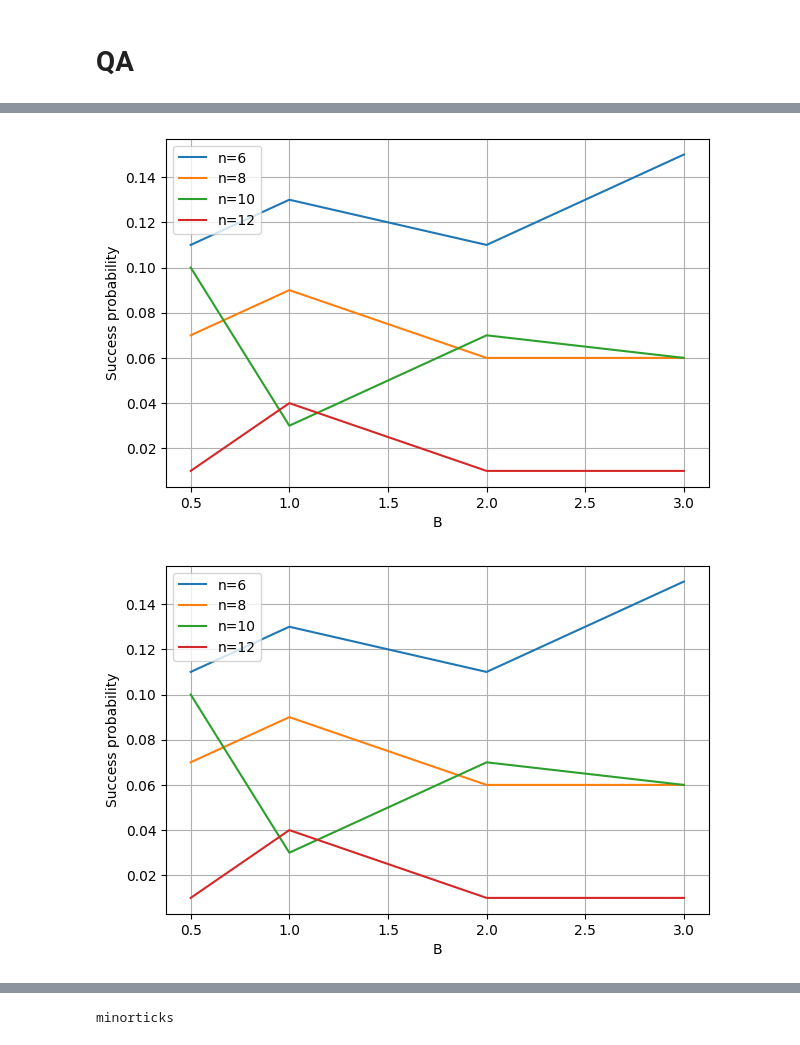
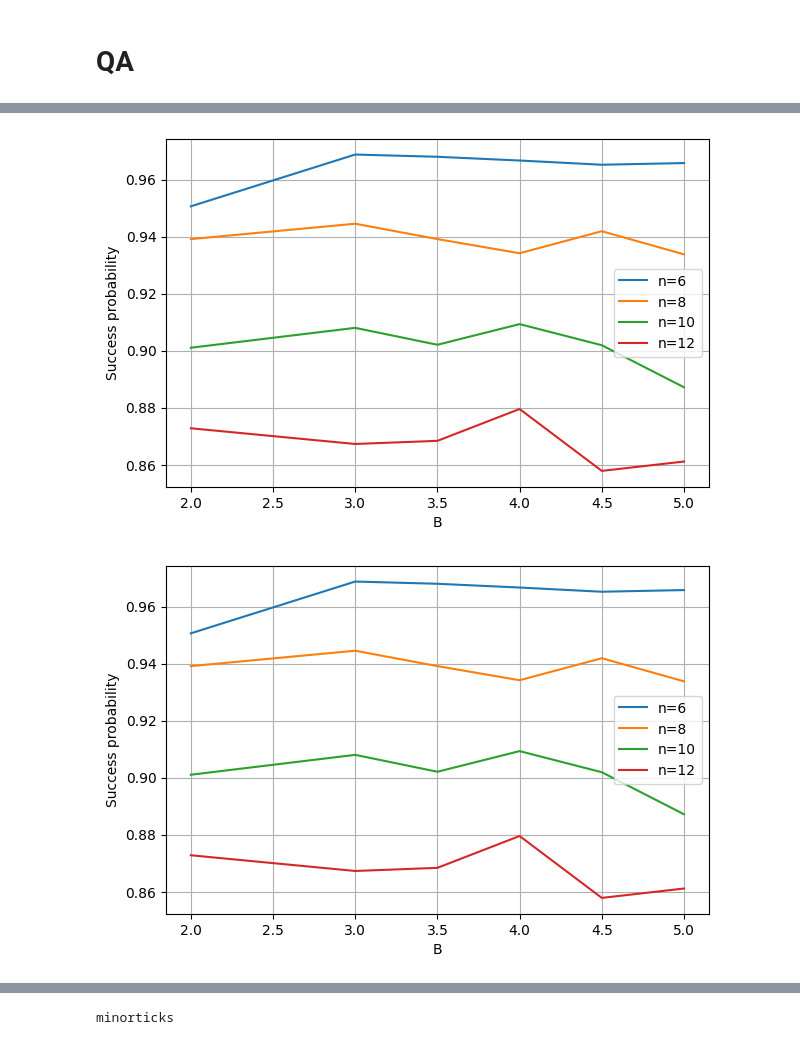
Before and after one commit to AlenLeban/KvantneKlike, a Jupyter notebook: visualize.ipynb, the cells around one changed output, grey strips where cells are left out. Saved outputs shown, nothing was run; the diff lists cells and outputs as text; code cells hidden in the pictures.

```diff
--- a/visualize.ipynb
+++ b/visualize.ipynb
@@ -378,6 +376,6 @@ minorticks
 # %%
-plot_success_prob_for_var("benchmarkResults/qa_qutip_results_kclique_b_n.json", ["B", "n"],
-                          plots=["found_solution"], yscale="linear", ylim=None)
+plot_success_prob_for_var("benchmarkResults/qa_qutip_results_kclique_b_n5.json", ["B", "n"],
+                          plots=["success_probability"], interpret_solution=["number"], yscale="linear", ylim=None)
 # %% [output]
-[figure, old version]
+[figure, new version]
-[figure, old version]
+[figure, new version]
```
Also changed, not shown: parts of 4 cells of this notebook, 17 other files.
